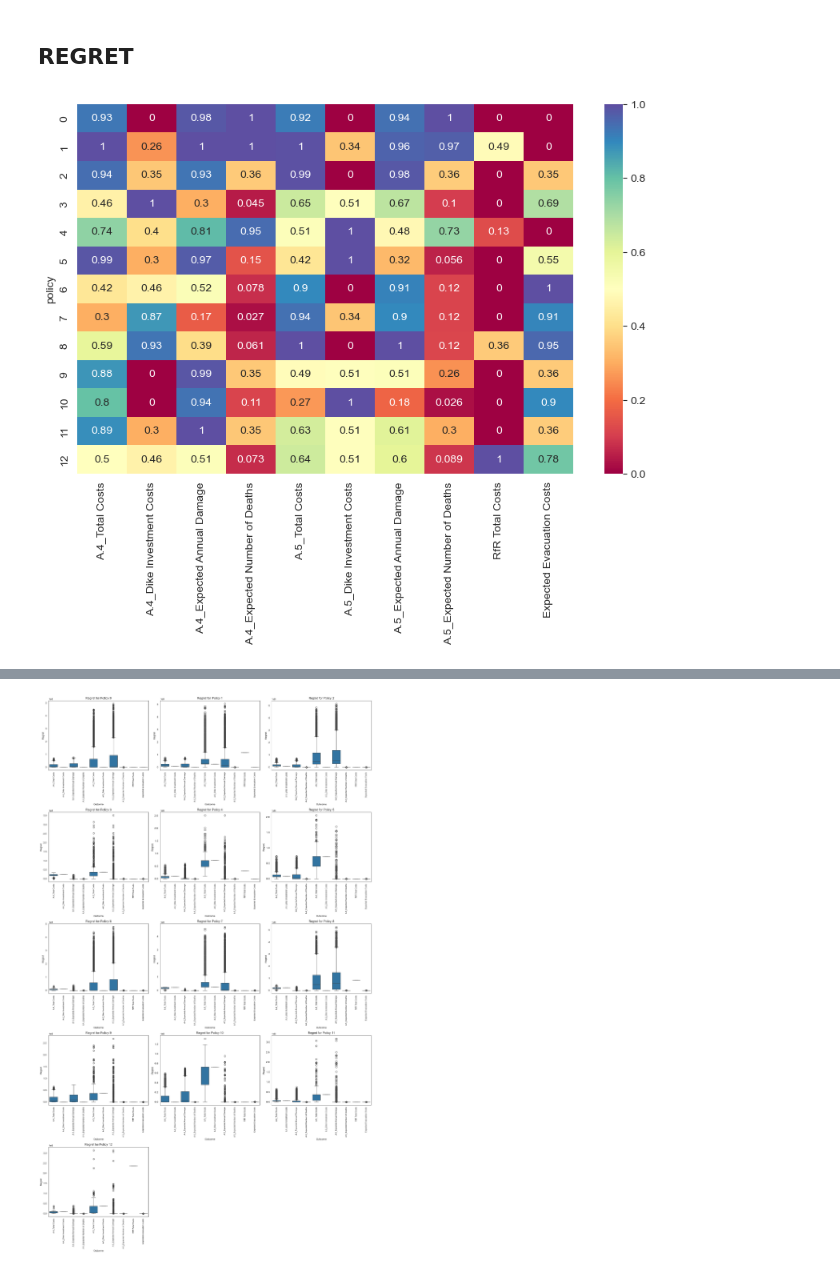
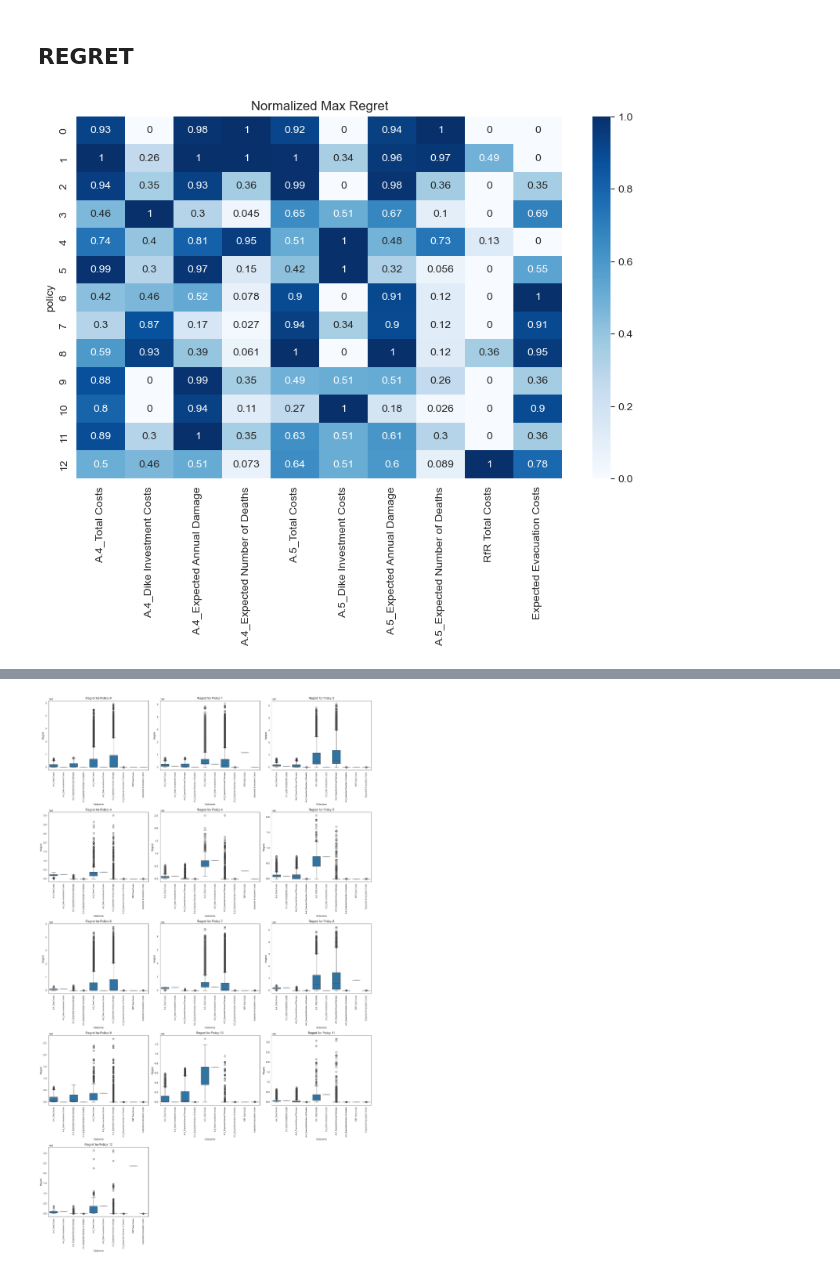
Before and after one commit to movephutthaphaiboon/epa141a-flood-policy-optimization-overijssel, a Jupyter notebook: final assignment/0_Robustness.ipynb, the cells around one changed output, grey strips where cells are left out. Saved outputs shown, nothing was run; the diff lists cells and outputs as text; code cells hidden in the pictures.

```diff
--- a/final assignment/0_Robustness.ipynb
+++ b/final assignment/0_Robustness.ipynb
@@ -153,6 +140,7 @@ def calculate_stn_ratio(data, direction):
 # %%
 overall_regret = {}
 max_regret = {}
+med_regret = {}
 
 for outcome in model.outcomes:
     policy_column = experiments['policy']
@@ -168,9 +156,11 @@ for outcome in model.outcomes:
 
     overall_regret[outcome.name] = outcome_regret
     max_regret[outcome.name] = outcome_regret.max()
+    med_regret[outcome.name] = outcome_regret.median()
 # %%
 max_regret = pd.DataFrame(max_regret)
-sns.heatmap(max_regret/max_regret.max(), cmap='Spectral', annot=True)
+sns.heatmap(max_regret/max_regret.max(), cmap='Blues', annot=True)
+plt.title('Normalized Max Regret')
 plt.show()
 # %% [output]
-[figure, old version]
+[figure, new version]
```
Also changed, not shown: parts of 26 cells of this notebook, 5 other files.
